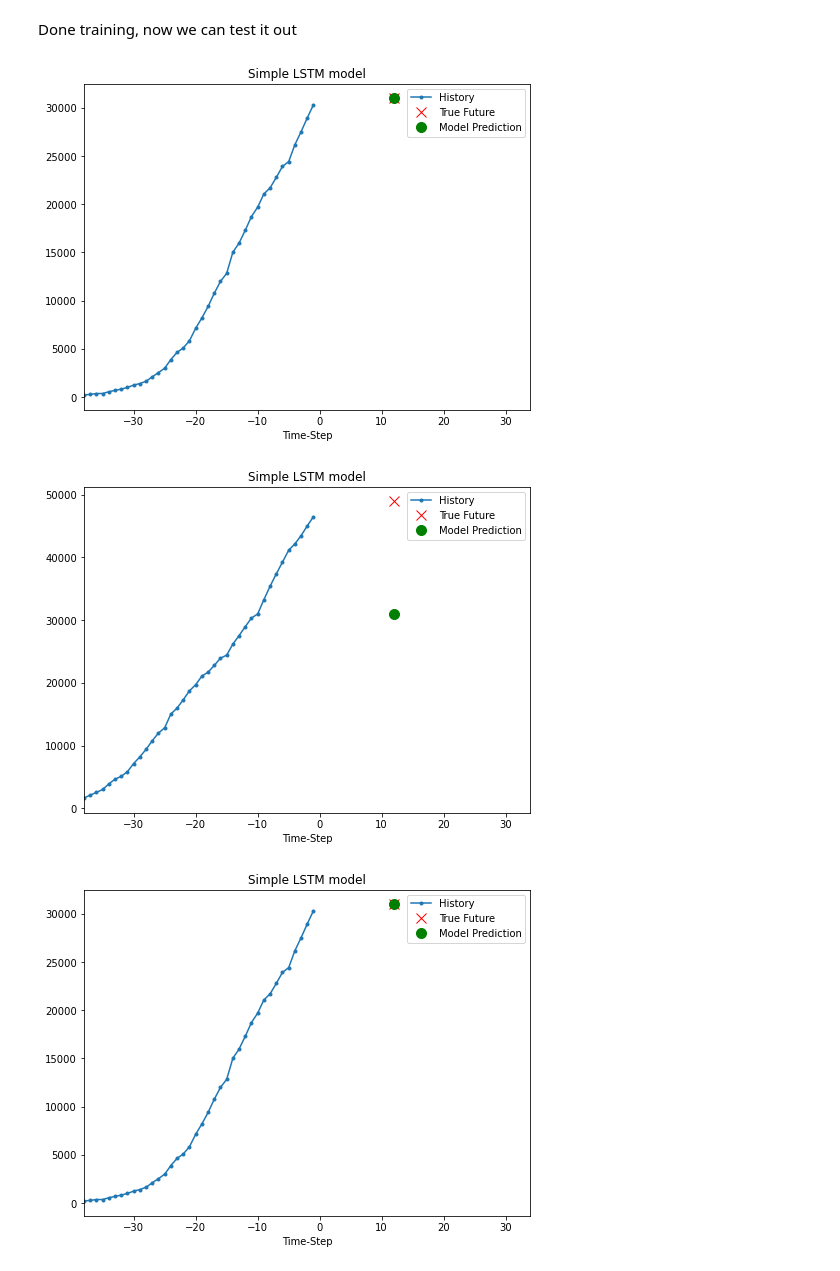
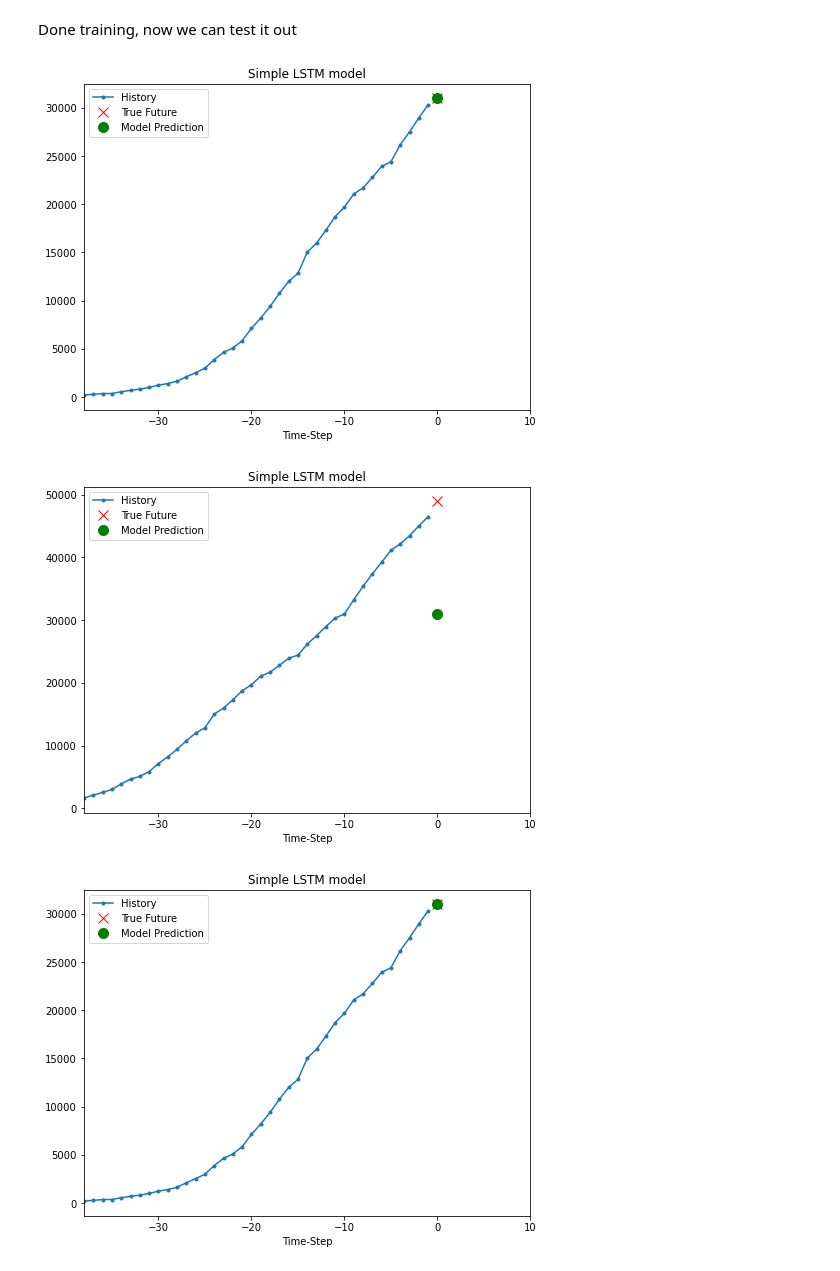
Before and after one commit to johnnyl72/covid-19-machine-learning, a Jupyter notebook: time_series_corona.ipynb, the cells around one changed output. Saved outputs shown, nothing was run; the diff lists cells and outputs as text; code cells hidden in the pictures.

```diff
--- a/time_series_corona.ipynb
+++ b/time_series_corona.ipynb
@@ -222,9 +222,9 @@ Done training, now we can test it out
 # %%
 for x, y in val_univariate.take(3):
   plot = show_plot([x[0].numpy(), y[0].numpy(),
-                   y_val_uni[0]], 12, 'Simple LSTM model')
+                   y_val_uni[0]], 0, 'Simple LSTM model')
   plot.show()
 # %% [output]
-[figure, old version]
+[figure, new version]
-[figure, old version]
+[figure, new version]
-[figure, old version]
+[figure, new version]
```
Also changed, not shown: parts of 1 cell of this notebook.
